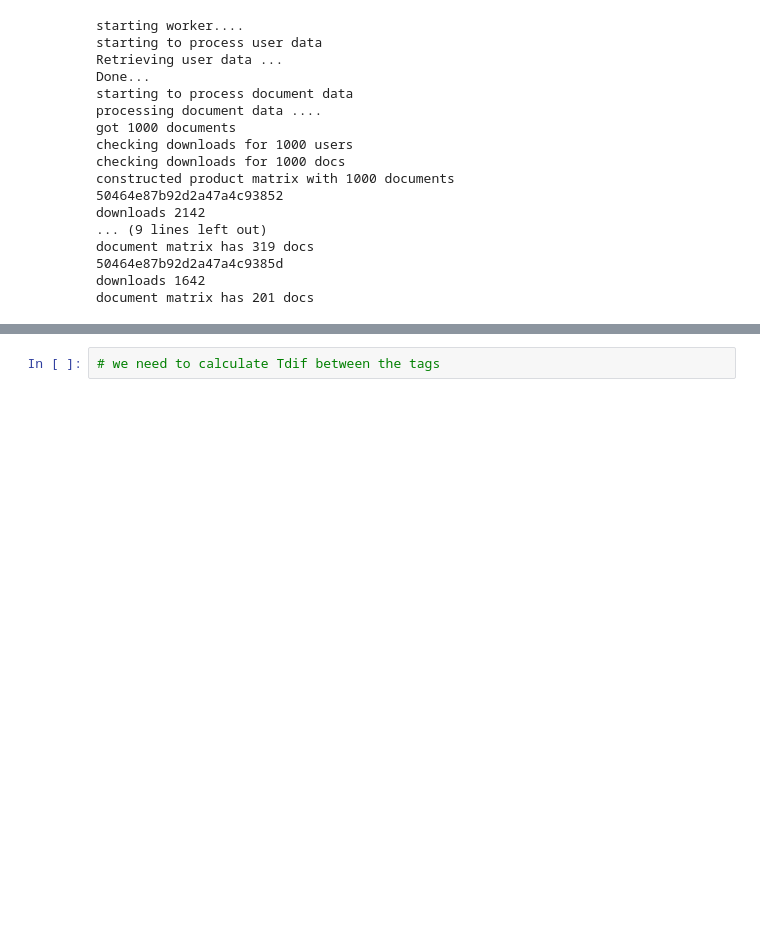
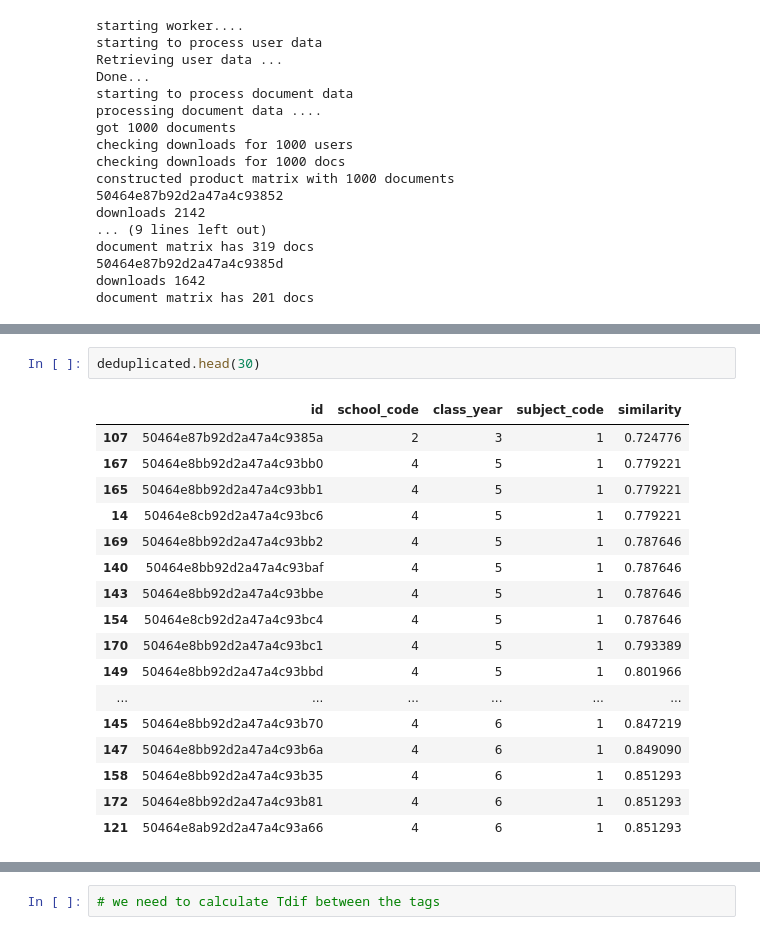
Before and after one commit to maxkimambo/recommender, a Jupyter notebook: Recommender-Copy1.ipynb, the cells around one changed output, grey strips where cells are left out. Saved outputs shown, nothing was run; the diff lists cells and outputs as text; blank space fills up the shorter version.

```diff
--- a/Recommender-Copy1.ipynb
+++ b/Recommender-Copy1.ipynb
@@ -117,0 +234,20 @@ tags.shape
+# %%
+deduplicated.head(30)
+# %% [output]
+|  | id | school_code | class_year | subject_code | similarity |
+| 107 | 50464e87b92d2a47a4c9385a | 2 | 3 | 1 | 0.724776 |
+| 167 | 50464e8bb92d2a47a4c93bb0 | 4 | 5 | 1 | 0.779221 |
+| 165 | 50464e8bb92d2a47a4c93bb1 | 4 | 5 | 1 | 0.779221 |
+| 14 | 50464e8cb92d2a47a4c93bc6 | 4 | 5 | 1 | 0.779221 |
+| 169 | 50464e8bb92d2a47a4c93bb2 | 4 | 5 | 1 | 0.787646 |
+| 140 | 50464e8bb92d2a47a4c93baf | 4 | 5 | 1 | 0.787646 |
+| 143 | 50464e8bb92d2a47a4c93bbe | 4 | 5 | 1 | 0.787646 |
+| 154 | 50464e8cb92d2a47a4c93bc4 | 4 | 5 | 1 | 0.787646 |
+| 170 | 50464e8bb92d2a47a4c93bc1 | 4 | 5 | 1 | 0.793389 |
+| 149 | 50464e8bb92d2a47a4c93bbd | 4 | 5 | 1 | 0.801966 |
+| ... | ... | ... | ... | ... | ... |
+| 145 | 50464e8bb92d2a47a4c93b70 | 4 | 6 | 1 | 0.847219 |
+| 147 | 50464e8bb92d2a47a4c93b6a | 4 | 6 | 1 | 0.849090 |
+| 158 | 50464e8bb92d2a47a4c93b35 | 4 | 6 | 1 | 0.851293 |
+| 172 | 50464e8bb92d2a47a4c93b81 | 4 | 6 | 1 | 0.851293 |
+| 121 | 50464e8ab92d2a47a4c93a66 | 4 | 6 | 1 | 0.851293 |
```
Also changed, not shown: parts of 32 cells of this notebook, 1 other file.
